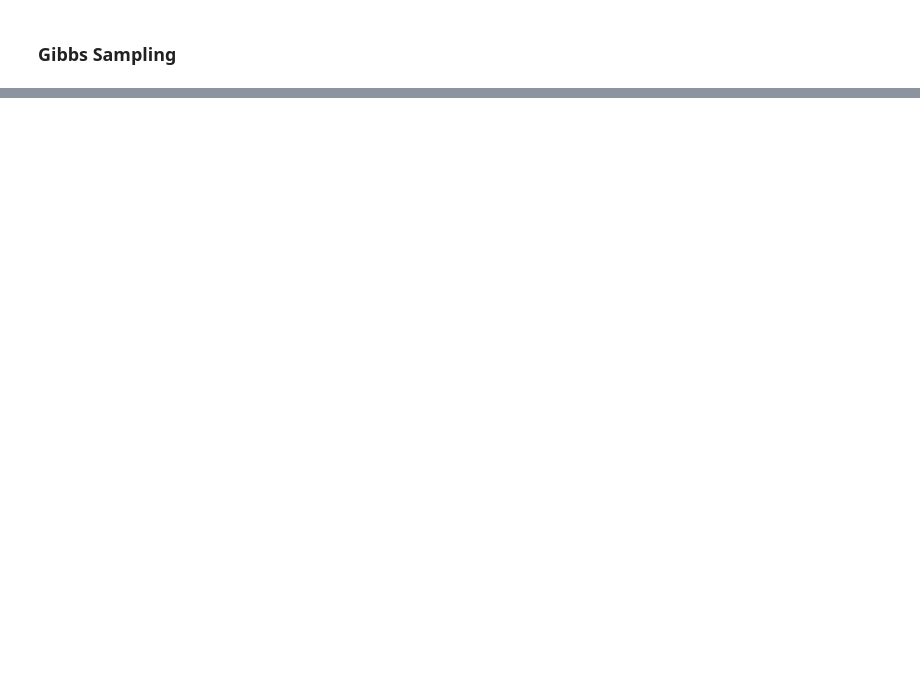
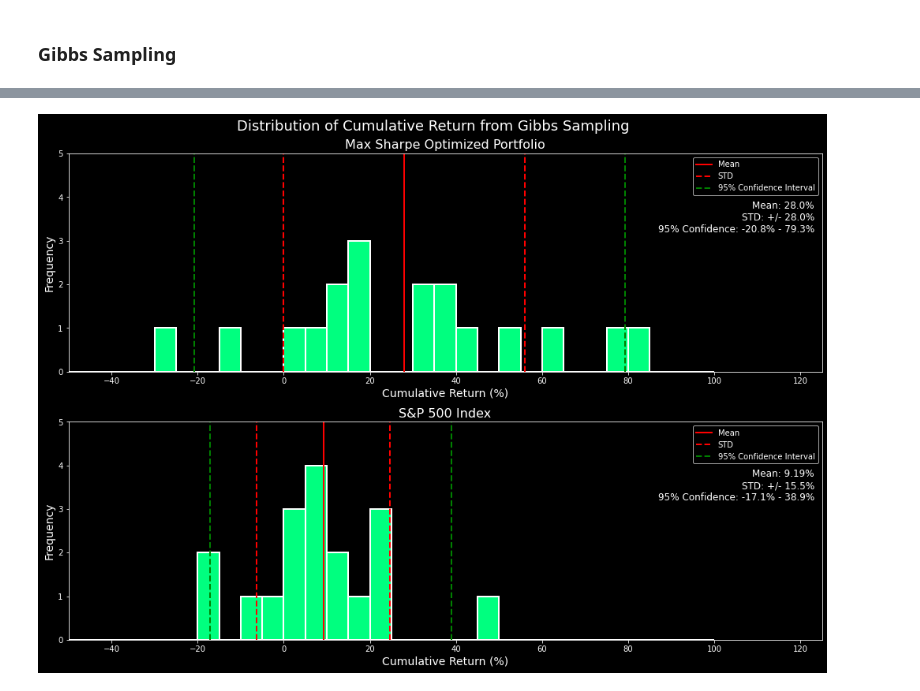
Before and after one commit to jujbates/Portfolio-Optimization, a Jupyter notebook: portopt/notebooks/exploratory/5.0-jujbates-S&P500-PO_modeling.ipynb, the cells around one changed output, grey strips where cells are left out. Drawn from its saved outputs; the diff is of its cells as text; code cells hidden in the pictures; blank space fills up the shorter version.

```diff
--- a/portopt/notebooks/exploratory/5.0-jujbates-S&P500-PO_modeling.ipynb
+++ b/portopt/notebooks/exploratory/5.0-jujbates-S&P500-PO_modeling.ipynb
@@ -420,0 +607,6 @@ def run_gibbs_sampler(initial_point, num_samples, mean, cov):
+# %%
+pickle_off = open(project_dir + '/data/results/' + 'gbsp_opt_port_stats.pkl','rb')
+gbsp_opt_port_stats = pickle.load(pickle_off)
+
+pickle_off = open(project_dir + '/data/results/' + 'gbsp_sp500_index_stats.pkl','rb')
+gbsp_sp500_index_stats = pickle.load(pickle_off)
@@ -420,0 +662,78 @@ def run_gibbs_sampler(initial_point, num_samples, mean, cov):
+# %%
+left, width = .20 , .79
+bottom, height = .25, .535
+right = left + width
+top = bottom + height
+
+
+gbsp_opt_port_stats_mean = np.mean(gbsp_opt_port_stats)[0]
+gbsp_opt_port_stats_std = np.std(gbsp_opt_port_stats)[0]
+
+gbsp_sp500_index_stats_mean = np.mean(gbsp_sp500_index_stats)[0]
+gbsp_sp500_index_stats_std = np.std(gbsp_sp500_index_stats)[0]
+
+
+
+fig, (ax1, ax2) = plt.subplots(2, figsize=(14, 10))
+fig.suptitle('Distribution of Cumulative Return from Gibbs Sampling', fontsize=18)
+
+
+sns.distplot(gbsp_opt_port_stats,  kde=False, bins=30, ax=ax1,
+             hist_kws={"linewidth": 2, "alpha": 1, "color": c[1], "range": (-50, 100), "edgecolor": c[0]})
+
+ax1.axvline(gbsp_opt_port_stats_mean, color='red', linestyle='solid', linewidth=2, label='Mean')
+ax1.axvline(gbsp_opt_port_stats_mean + gbsp_opt_port_stats_std, color='red', linestyle='dashed', linewidth=2, label='STD')
+ax1.axvline(gbsp_opt_port_stats_mean - gbsp_opt_port_stats_std, color='red', linestyle='dashed', linewidth=2)
+
+# To plot the std lines we plot both the positive and negative values
+ax1.axvline(gbsp_opt_port_lower, color='g', linestyle='dashed', linewidth=2, label='95% Confidence Interval')
+ax1.axvline(gbsp_opt_port_upper, color='g', linestyle='dashed', linewidth=2)
+
+text1 = "Mean: {}%\nSTD: +/- {}%\n95% Confidence: {}% - {}%".format(round(gbsp_opt_port_stats_mean, 2), round(gbsp_opt_port_stats_std, 2),  round(gbsp_opt_port_lower, 1), round(gbsp_opt_port_upper, 1))
+ax1.text(right, top, text1,
+    fontsize='large',
+    horizontalalignment='right',
+    verticalalignment='top',
+    transform=ax1.transAxes)
+
+ax1.set_xlim(-50, 125)
+ax1.set_ylim(0, 5)
+ax1.set_title('Max Sharpe Optimized Portfolio', fontsize=16)
+ax1.set_ylabel('Frequency', fontsize=14)
+ax1.set_xlabel('Cumulative Return (%)', fontsize=14)
+ax1.legend(loc="upper right")
+
+
+
+sns.distplot(gbsp_sp500_index_stats, kde=False, bins=30, ax=ax2,
+             hist_kws={"linewidth": 2, "alpha": 1, "color": c[1], "range": (-50, 100), "edgecolor": c[0]})
+
+ax2.axvline(gbsp_sp500_index_stats_mean, color='red', linestyle='solid', linewidth=2, label='Mean')
+ax2.axvline(gbsp_sp500_index_stats_mean + gbsp_sp500_index_stats_std, color='red', linestyle='dashed', linewidth=2, label='STD')
+ax2.axvline(gbsp_sp500_index_stats_mean - gbsp_sp500_index_stats_std, color='red', linestyle='dashed', linewidth=2)
+
+# To plot the std lines we plot both the positive and negative values
+ax2.axvline(gbsp_sp500_index_lower, color='g', linestyle='dashed', linewidth=2, label='95% Confidence Interval')
+ax2.axvline(gbsp_sp500_index_upper, color='g', linestyle='dashed', linewidth=2)
+
+text2 = "Mean: {}%\nSTD: +/- {}%\n95% Confidence: {}% - {}%".format(round(gbsp_sp500_index_stats_mean, 2), round(gbsp_sp500_index_stats_std, 2),  round(gbsp_sp500_index_lower, 1), round(gbsp_sp500_index_upper, 1))
+ax2.text(right, top, text2,
+    fontsize='large',
+    horizontalalignment='right',
+    verticalalignment='top',
+    transform=ax2.transAxes)
+
+ax2.set_xlim(-50, 125)
+ax2.set_ylim(0, 5)
+ax2.set_title('S&P 500 Index', fontsize=16)
+ax2.set_ylabel('Frequency', fontsize=14)
+ax2.set_xlabel('Cumulative Return (%)', fontsize=14)
+
+ax2.legend(loc="upper right")
+
+
+fig.tight_layout()
+
+plt.savefig(project_dir + '/reports/figures/' + 'histo_cumuliative_return_gibbs_sampling.png')
+# %% [output]
+[figure, added]
```
Also changed, not shown: parts of 27 cells of this notebook, 16 other files.
